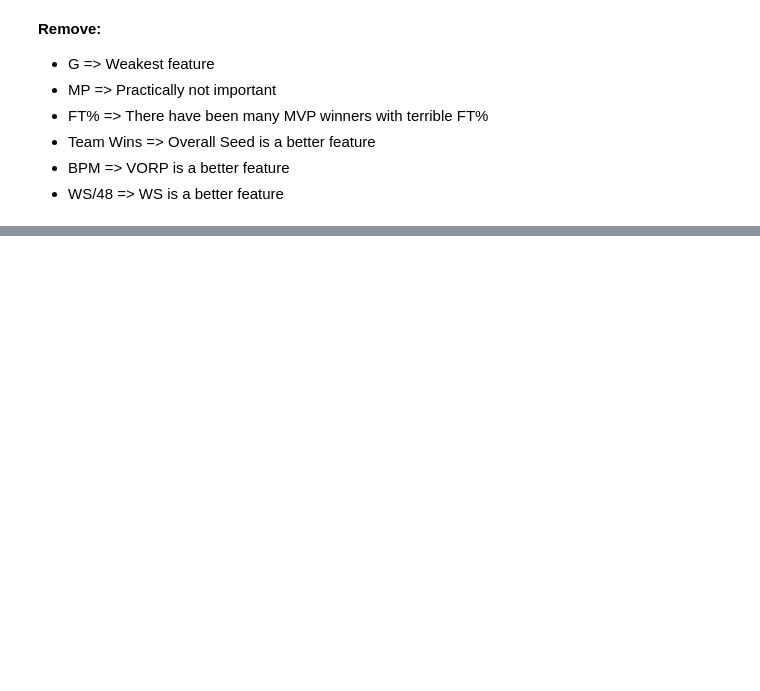
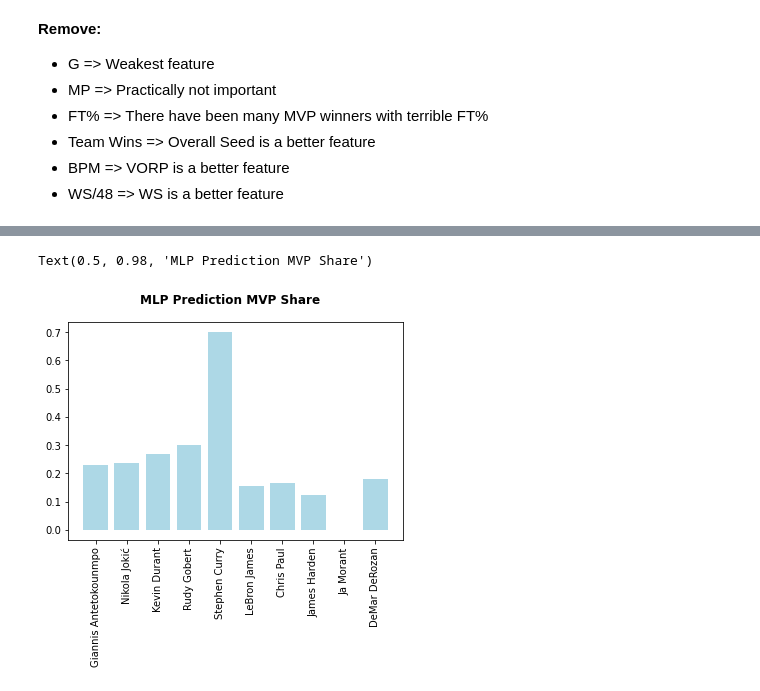
Before and after one commit to shehanbandara/PredictNBAMVP, a Jupyter notebook: main.ipynb, the cells around one changed output, grey strips where cells are left out. Cells and saved outputs as stored; diff of their text form; code cells hidden in the pictures; blank space fills up the shorter version.

Commit message:
MLP prediction
MLP prediction

```diff
--- a/main.ipynb
+++ b/main.ipynb
@@ -72,0 +94,3 @@ Ytest = test[['Share']]
+# %%
+currentMVPNames = currentMVPs.iloc[:,1]
+currentMVPs = currentMVPs[['Overall Seed', 'PTS', 'TRB', 'AST', 'STL', 'BLK', 'FG%', '3P%', 'WS', 'VORP']]
@@ -72,0 +99,17 @@ Ytest = test[['Share']]
+# %%
+MLP = MLPRegressor(
+    solver='adam',
+    activation='relu',
+    learning_rate ='invscaling',
+    hidden_layer_sizes=100,
+    max_iter=10000,
+    random_state=5
+)
+# %%
+MLP.fit(Xtrain, Ytrain.values.ravel())
+prediction = MLP.predict(Xtest)
+# %%
+MLPCurrentMVPsPrediction = MLP.predict(currentMVPs).tolist()
+
+for (i, j) in zip(currentMVPNames, MLPCurrentMVPsPrediction):
+    print(i, j)
@@ -72,0 +127,7 @@ Ytest = test[['Share']]
+# %%
+plt.bar(currentMVPNames, MLPCurrentMVPsPrediction, color='lightblue')
+plt.xticks(rotation=90)
+plt.suptitle("MLP Prediction MVP Share", weight = 'bold')
+# %% [output]
+Text(0.5, 0.98, 'MLP Prediction MVP Share')
+[figure, added]
```
Also changed, not shown: parts of 9 cells of this notebook.
